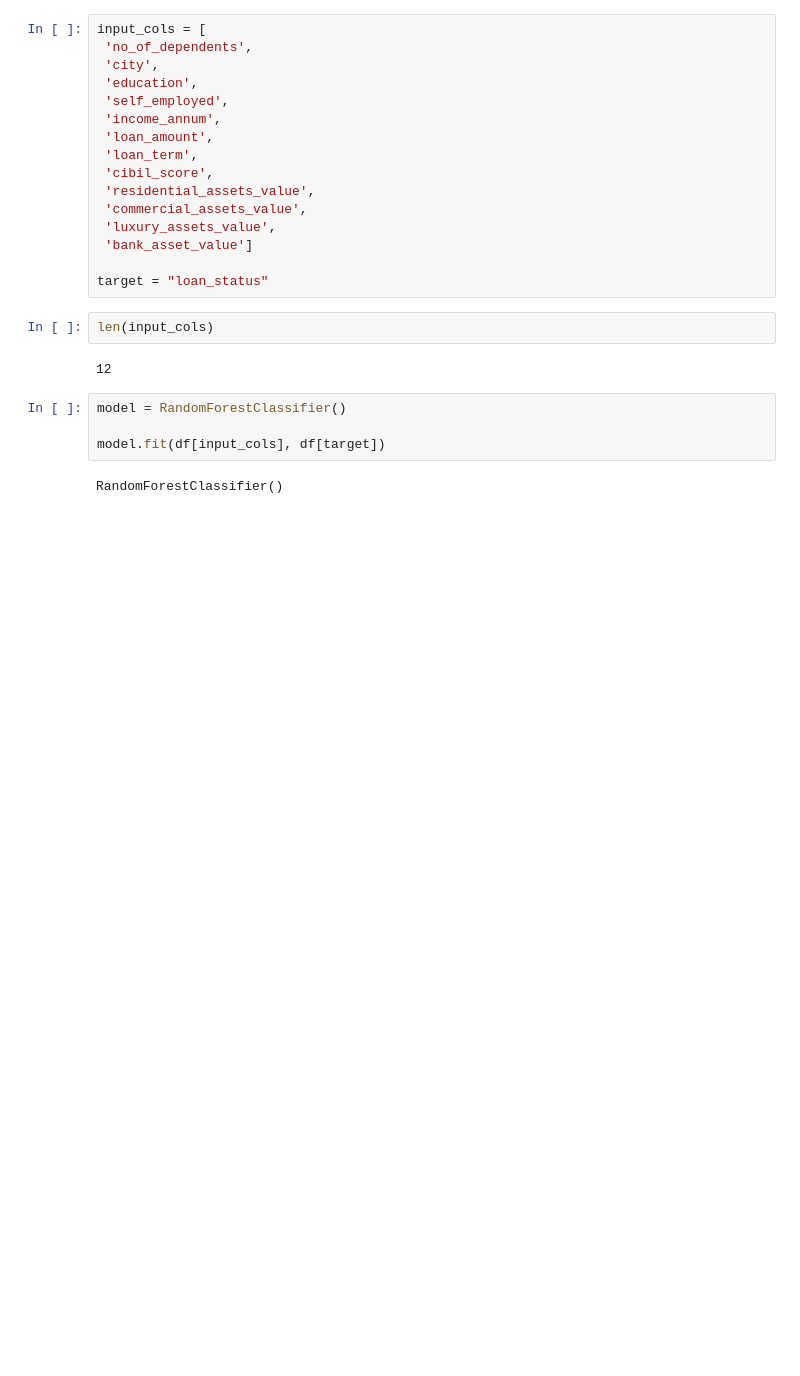
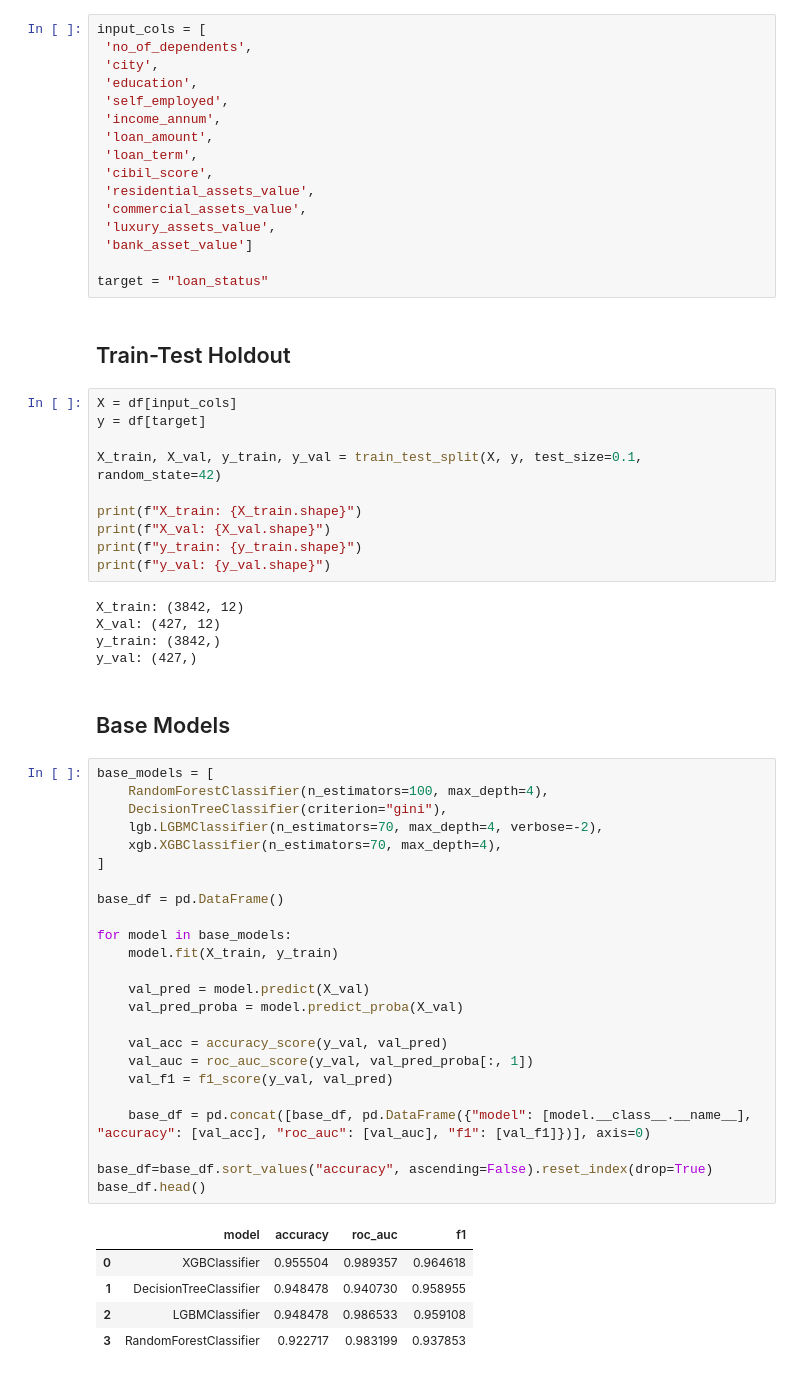
Before and after one commit to sercanyesiloz/Loan-Approval-Prediction, a Jupyter notebook: notebooks/modeling.ipynb, the cells around one changed output. Saved outputs shown, nothing was run; the diff lists cells and outputs as text; blank space fills up the shorter version.

```diff
--- a/notebooks/modeling.ipynb
+++ b/notebooks/modeling.ipynb
@@ -70,13 +80,52 @@ input_cols = [
  'bank_asset_value']
 
 target = "loan_status"
-# %%
-len(input_cols)
-# %% [output]
-12
-# %%
-model = RandomForestClassifier()
-
-model.fit(df[input_cols], df[target])
-# %% [output]
-RandomForestClassifier()
+# %% [markdown]
+## Train-Test Holdout
+# %%
+X = df[input_cols]
+y = df[target]
+
+X_train, X_val, y_train, y_val = train_test_split(X, y, test_size=0.1, random_state=42)
+
+print(f"X_train: {X_train.shape}")
+print(f"X_val: {X_val.shape}")
+print(f"y_train: {y_train.shape}")
+print(f"y_val: {y_val.shape}")
+# %% [output]
+X_train: (3842, 12)
+X_val: (427, 12)
+y_train: (3842,)
+y_val: (427,)
+# %% [markdown]
+## Base Models
+# %%
+base_models = [
+    RandomForestClassifier(n_estimators=100, max_depth=4),
+    DecisionTreeClassifier(criterion="gini"),
+    lgb.LGBMClassifier(n_estimators=70, max_depth=4, verbose=-2),
+    xgb.XGBClassifier(n_estimators=70, max_depth=4),
+]
+
+base_df = pd.DataFrame()
+
+for model in base_models:
+    model.fit(X_train, y_train)
+
+    val_pred = model.predict(X_val)
+    val_pred_proba = model.predict_proba(X_val)
+
+    val_acc = accuracy_score(y_val, val_pred)
+    val_auc = roc_auc_score(y_val, val_pred_proba[:, 1])
+    val_f1 = f1_score(y_val, val_pred)
+
+    base_df = pd.concat([base_df, pd.DataFrame({"model": [model.__class__.__name__], "accuracy": [val_acc], "roc_auc": [val_auc], "f1": [val_f1]})], axis=0)
+
+base_df=base_df.sort_values("accuracy", ascending=False).reset_index(drop=True)
+base_df.head()
+# %% [output]
+|  | model | accuracy | roc_auc | f1 |
+| 0 | XGBClassifier | 0.955504 | 0.989357 | 0.964618 |
+| 1 | DecisionTreeClassifier | 0.948478 | 0.940730 | 0.958955 |
+| 2 | LGBMClassifier | 0.948478 | 0.986533 | 0.959108 |
+| 3 | RandomForestClassifier | 0.922717 | 0.983199 | 0.937853 |
```
Also changed, not shown: parts of 18 cells of this notebook, 11 other files.
